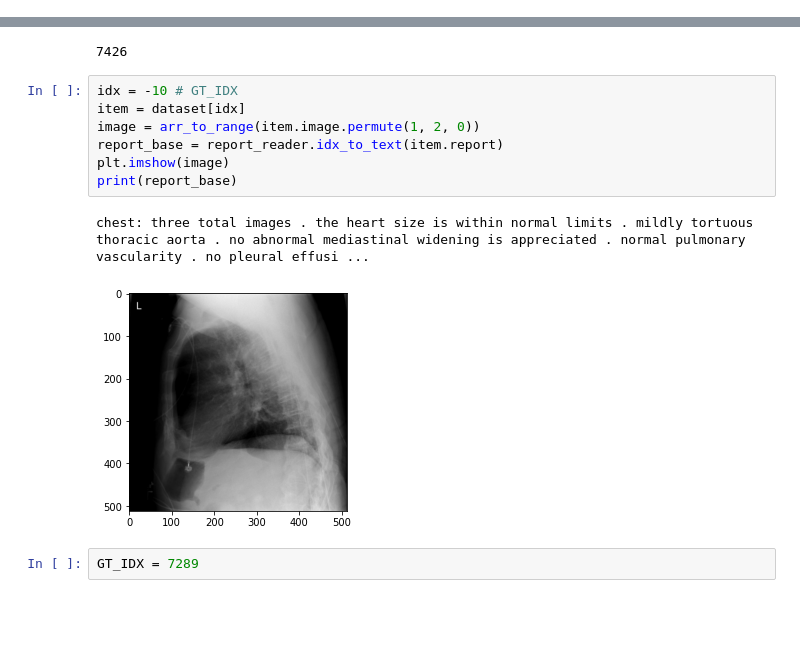
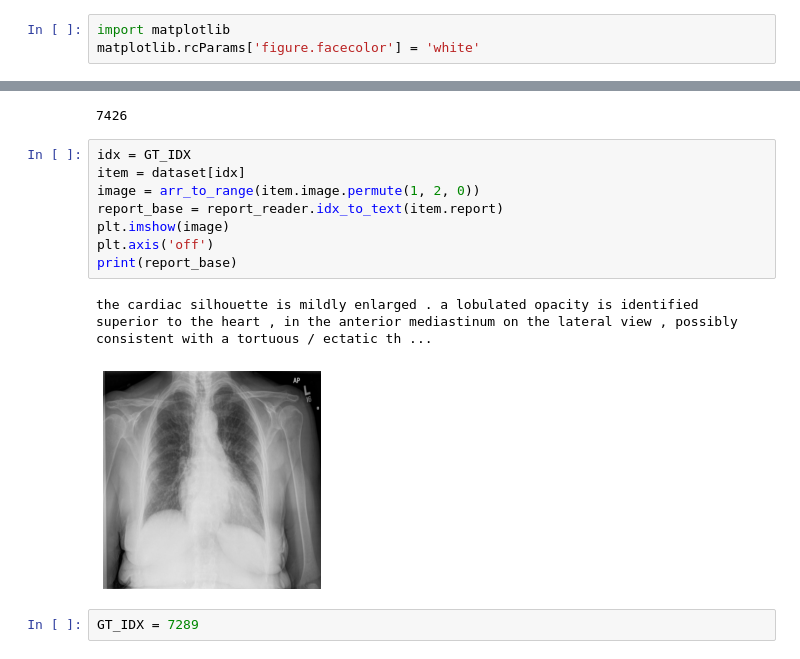
Before and after one commit to pdpino/medical-ai, a Jupyter notebook: medai/datasets/notebooks/iu_xray.ipynb, the cells around one changed output, grey strips where cells are left out. Cells and saved outputs as stored; diff of their text form; blank space fills up the shorter version.

```diff
--- a/medai/datasets/notebooks/iu_xray.ipynb
+++ b/medai/datasets/notebooks/iu_xray.ipynb
@@ -8,6 +8,9 @@ from PIL import Image
 import os
 import json
 import matplotlib.pyplot as plt
+# %%
+import matplotlib
+matplotlib.rcParams['figure.facecolor'] = 'white'
 # %%
 %run ../iu_xray.py
 # %%
@@ -975,15 +1058,16 @@ len(dataset)
 # %% [output]
 7426
 # %%
-idx = -10 # GT_IDX
+idx = GT_IDX
 item = dataset[idx]
 image = arr_to_range(item.image.permute(1, 2, 0))
 report_base = report_reader.idx_to_text(item.report)
 plt.imshow(image)
+plt.axis('off')
 print(report_base)
 # %% [output]
-chest: three total images . the heart size is within normal limits . mildly tortuous thoracic aorta . no abnormal mediastinal widening is appreciated . normal pulmonary vascularity . no pleural effusi ...
+the cardiac silhouette is mildly enlarged . a lobulated opacity is identified superior to the heart , in the anterior mediastinum on the lateral view , possibly consistent with a tortuous / ectatic th ...
-[figure, old version]
+[figure, new version]
 # %%
 GT_IDX = 7289
 # %%
```
Also changed, not shown: parts of 28 cells of this notebook, 12 other files.
